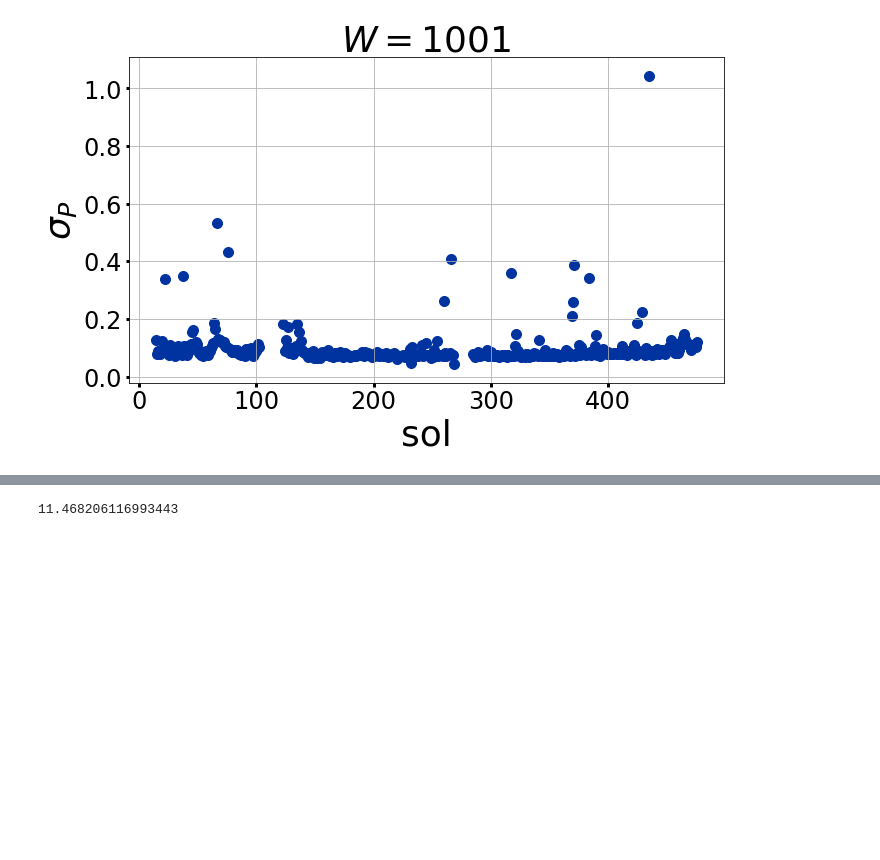
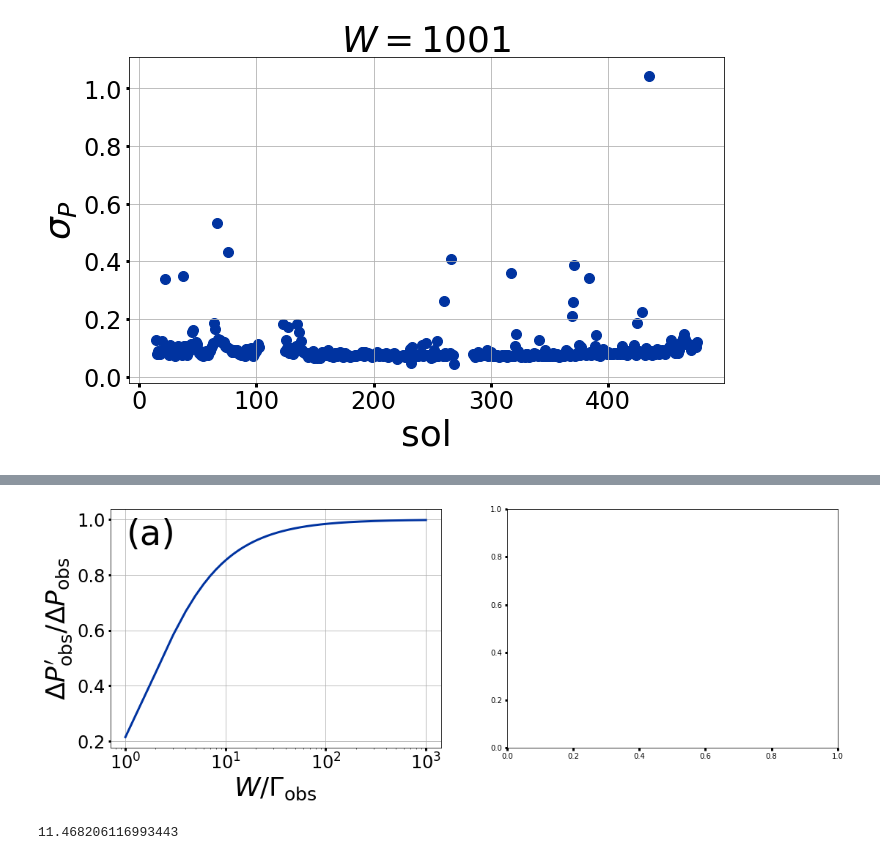
Before and after one commit to BoiseStatePlanetary/Recovering-Martian-Dust-Devil-Population, a Jupyter notebook: code/Finding The Vortices.ipynb, the cells around one changed output, grey strips where cells are left out. Saved outputs shown, nothing was run; the diff lists cells and outputs as text; code cells hidden in the pictures; blank space fills up the shorter version.

```diff
--- a/code/Finding The Vortices.ipynb
+++ b/code/Finding The Vortices.ipynb
@@ -111,9 +111,7 @@ ax2 = fig.add_subplot(122)
 x = np.linspace(1, 1000, 1000)
 f = 1. - np.arctan(x)/x
 ax1.semilogx(x, f, color=BoiseState_blue, lw=3)
-# plt.axhline(0.1)
-# print(x[np.argmin(np.abs(f - 0.1))])
-# print(f[np.argmin(np.abs(x - 100.))])
+print(f[np.argmin(np.abs(x - 100.))])
 
 ax1.set_xlabel(r'$W/\Gamma_{\rm obs}$', fontsize=36)
 ax1.set_ylabel(r'$\Delta P_{\rm obs}^\prime/\Delta P_{\rm obs}$', fontsize=36)
@@ -123,48 +121,49 @@ ax1.text(0.05, 0.85, "(a)", fontsize=48, transform=ax1.transAxes)
 
 ### (b) ###
 
-sol = min_sol
-LTST, LTST_and_sol, sol_data = retrieve_pressure_data(sol, dr="/Users/bjackson/Downloads/ps_bundle/data_calibrated")
-LTST_and_sol -= 24.*sol
+# sol = min_sol
+# LTST, LTST_and_sol, sol_data = retrieve_pressure_data(sol, dr="/Users/bjackson/Downloads/ps_bundle/data_calibrated")
+# LTST_and_sol -= 24.*sol
 
-delta_t = np.max(LTST_and_sol[1:] - LTST_and_sol[0:-1])
-min_window_size = np.log10(10./3600)
-max_window_size = np.log10(5000./3600)
-window_lengths_int = np.ceil((10**(np.arange(min_window_size, max_window_size + 0.1, 0.1))/delta_t)) // 2 * 2 + 1
-window_lengths = window_lengths_int*delta_t*3600.
+# delta_t = np.max(LTST_and_sol[1:] - LTST_and_sol[0:-1])
+# min_window_size = np.log10(10./3600)
+# max_window_size = np.log10(5000./3600)
+# window_lengths_int = np.ceil((10**(np.arange(min_window_size, max_window_size + 0.1, 0.1))/delta_t)) // 2 * 2 + 1
+# window_lengths = window_lengths_int*delta_t*3600.
 
-stds = np.array([])
-for i in range(len(window_lengths)):
-    pressure_filter = savgol_filter(sol_data['PRESSURE'], window_lengths_int[i], 0, mode='nearest')
-    stds = np.append(stds, np.std(sol_data['PRESSURE'] - pressure_filter))
-ax2.loglog(window_lengths, stds, color=BoiseState_blue, lw=3, label="sol %i" % min_sol)
+# stds = np.array([])
+# for i in range(len(window_lengths)):
+#     pressure_filter = savgol_filter(sol_data['PRESSURE'], window_lengths_int[i], 0, mode='nearest')
+#     stds = np.append(stds, np.std(sol_data['PRESSURE'] - pressure_filter))
+# ax2.loglog(window_lengths, stds, color=BoiseState_blue, lw=3, label="sol %i" % min_sol)
 
-sol = med_sol
-LTST, LTST_and_sol, sol_data = retrieve_pressure_data(sol, dr="/Users/bjackson/Downloads/ps_bundle/data_calibrated")
-LTST_and_sol -= 24.*sol
-stds = np.array([])
-for i in range(len(window_lengths)):
-    pressure_filter = savgol_filter(sol_data['PRESSURE'], window_lengths_int[i], 0, mode='nearest')
-    stds = np.append(stds, np.std(sol_data['PRESSURE'] - pressure_filter))
-ax2.loglog(window_lengths, stds, color=BoiseState_orange, lw=3, ls='--', label="sol %i" % med_sol)
+# sol = med_sol
+# LTST, LTST_and_sol, sol_data = retrieve_pressure_data(sol, dr="/Users/bjackson/Downloads/ps_bundle/data_calibrated")
+# LTST_and_sol -= 24.*sol
+# stds = np.array([])
+# for i in range(len(window_lengths)):
+#     pressure_filter = savgol_filter(sol_data['PRESSURE'], window_lengths_int[i], 0, mode='nearest')
+#     stds = np.append(stds, np.std(sol_data['PRESSURE'] - pressure_filter))
+# ax2.loglog(window_lengths, stds, color=BoiseState_orange, lw=3, ls='--', label="sol %i" % med_sol)
 
-sol = max_sol
-LTST, LTST_and_sol, sol_data = retrieve_pressure_data(sol, dr="/Users/bjackson/Downloads/ps_bundle/data_calibrated")
-LTST_and_sol -= 24.*sol
-stds = np.array([])
-for i in range(len(window_lengths)):
-    pressure_filter = savgol_filter(sol_data['PRESSURE'], window_lengths_int[i], 0, mode='nearest')
-    stds = np.append(stds, np.std(sol_data['PRESSURE'] - pressure_filter))
-ax2.loglog(window_lengths, stds, color='green', lw=3, ls='-.', label="sol %i" % max_sol)
+# sol = max_sol
+# LTST, LTST_and_sol, sol_data = retrieve_pressure_data(sol, dr="/Users/bjackson/Downloads/ps_bundle/data_calibrated")
+# LTST_and_sol -= 24.*sol
+# stds = np.array([])
+# for i in range(len(window_lengths)):
+#     pressure_filter = savgol_filter(sol_data['PRESSURE'], window_lengths_int[i], 0, mode='nearest')
+#     stds = np.append(stds, np.std(sol_data['PRESSURE'] - pressure_filter))
+# ax2.loglog(window_lengths, stds, color='green', lw=3, ls='-.', label="sol %i" % max_sol)
 
-ax2.legend(loc="lower right", fontsize=18)
+# ax2.legend(loc="lower right", fontsize=18)
 
-ax2.set_xlabel(r'$W\,\left( {\rm s} \right)$', fontsize=36)
-ax2.set_ylabel(r'$\sigma_P$', fontsize=36)
-ax2.grid(True)
-ax2.tick_params(labelsize=24)
-ax2.yaxis.set_label_position("right")
-ax2.yaxis.tick_right()
-ax2.text(0.05, 0.85, "(b)", fontsize=48, transform=ax2.transAxes)
+# ax2.set_xlabel(r'$W\,\left( {\rm s} \right)$', fontsize=36)
+# ax2.set_ylabel(r'$\sigma_P$', fontsize=36)
+# ax2.grid(True)
+# ax2.tick_params(labelsize=24)
+# ax2.yaxis.set_label_position("right")
+# ax2.yaxis.tick_right()
+# ax2.text(0.05, 0.85, "(b)", fontsize=48, transform=ax2.transAxes)
 
-fig.savefig("../figures/Pobsprime-sigmaP_vs_W.png", dpi=500, bbox_inches="tight")
+# fig.savefig("../figures/Pobsprime-sigmaP_vs_W.png", dpi=500, bbox_inches="tight")
+# %% [output]
@@ -171,3 +172,4 @@ fig.savefig("../figures/Pobsprime-sigmaP_vs_W.png", dpi=500, bbox_inches="tight"
+[figure, added]
 # %%
 # The sol with the deepest vortex, as reported by Spiga et al. (2020)
 # sol = 65
```
Also changed, not shown: parts of 1 cell of this notebook, 1 other file.
